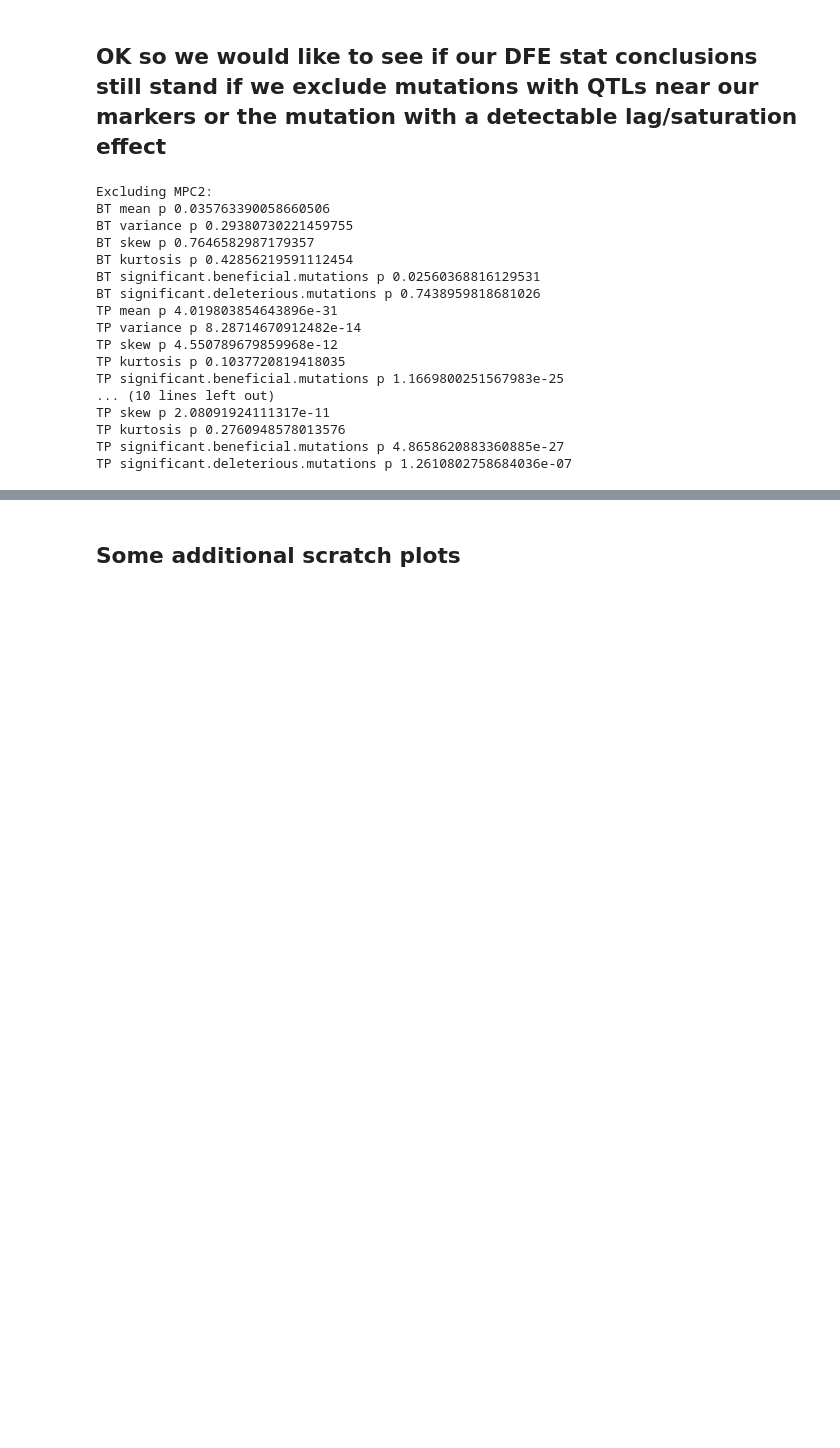
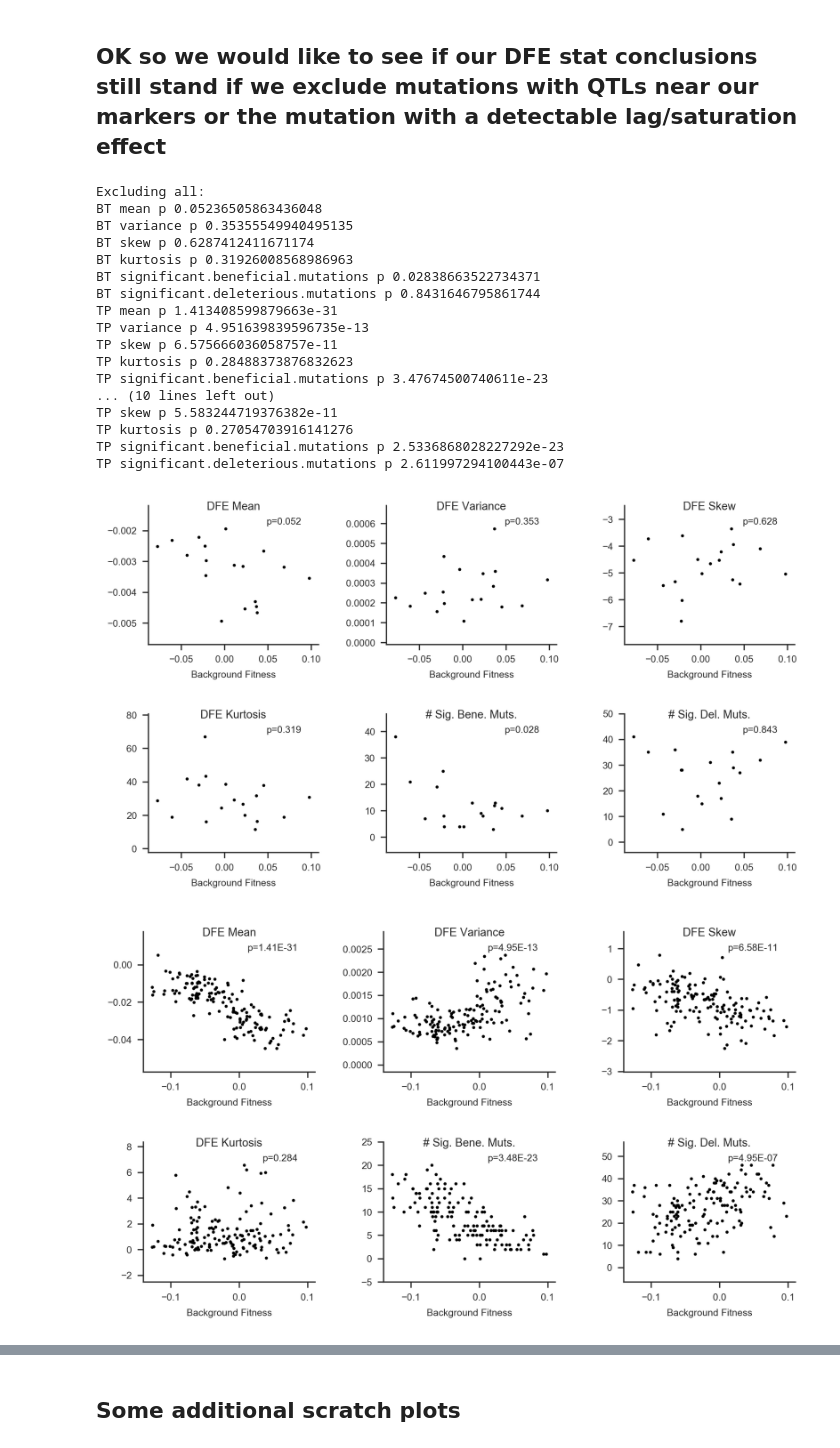
Before and after one commit to mjohnson11/TnSeq_Pipeline, a Jupyter notebook: scripts/TNSEQ_PLOTTING.ipynb, the cells around one changed output, grey strips where cells are left out. Drawn from its saved outputs; the diff is of its cells as text; code cells hidden in the pictures; blank space fills up the shorter version.

```diff
--- a/scripts/TNSEQ_PLOTTING.ipynb
+++ b/scripts/TNSEQ_PLOTTING.ipynb
@@ -58,7 +58,7 @@ bt_dfe = pd.read_csv('../../Analysis/BT_DFE_statistics.csv')
 bt['Long.Edge'] = bt['Edge']
 bt['Edge'] = bt['Long.Edge'].str[:15]
 dats = {'BT': bt, 'TP': tp, 'BT.DFE': bt_dfe, 'TP.DFE': tp_dfe}
-exps = {'BT': 'Large Library', 'TP': 'Small Library'}
+exps = {'BT': 'E1', 'TP': 'E2'}
 segs_all = {exp: [i.split('.')[0] for i in dats[exp] if '.mean.s' in i] for exp in exps}
 # must have at least 50 mutations with s measured
 segs_use = {exp: [s for s in segs_all[exp] if len(dats[exp].loc[pd.notnull(dats[exp][s + '.mean.s'])])>=50] for exp in exps}
@@ -855,47 +865,50 @@ def plot_dfe_statistics_w_exclusions(exp, outname, edge_exclude):
             print(exp, stats[s], 'p', pval)
             sub.scatter(x, y, marker='o', linewidth=0.5, c='k', s=2)
             sub.set_title(stat_names[s], fontsize=7, y=0.9)
             sub.set_xlabel('Background Fitness', fontsize=6)
             sub.tick_params(axis='both', which='major', labelsize=6)
             if pval < 0.001:
                 sub.annotate('p=' + "{:.2E}".format(pval), xy=(0.9, 0.85), xycoords='axes fraction', fontsize=6, horizontalalignment='right', verticalalignment='bottom')
             else:
                 sub.annotate('p=' + str(pval)[:5], xy=(0.9, 0.85), xycoords='axes fraction', fontsize=6, horizontalalignment='right', verticalalignment='bottom')
             y_range = max(y)-min(y)
             sub.set_ylim([min(y)-y_range*0.25, max(y)+y_range*0.25]) # I don't know why pyplot is not doing this well automatically here
             s += 1
     sns.despine()
     if outname:
         f.savefig(outname, background='transparent', bbox_inches='tight', pad_inches=0.1)
 
 
 qtls_near_cassettes = ['qtl_chr04_40000_70000', # by HO / hphMX
                        'qtl_chr05_360000_400000'] # by FLO8 / natMX
 qtl_df = pd.read_csv('../../Analysis/TP_QTL_results.csv')
 near_cas_edges = list(set(qtl_df.loc[qtl_df['QTL_group'].isin(qtls_near_cassettes)]['Edge']))
 ex_GC = [tp.loc[tp['Gene.Use']=='in MPC2'].iloc[0]['Edge']]
+ex_all = ex_GC + near_cas_edges
 
-print('Excluding MPC2:')
+print('Excluding all:')
 plot_dfe_statistics_w_exclusions('BT', None, ex_all)
 plot_dfe_statistics_w_exclusions('TP', None, ex_all)
 print('Excluding mutations with drug marker interactions:')
 plot_dfe_statistics_w_exclusions('BT', None, near_cas_edges)
 plot_dfe_statistics_w_exclusions('TP', None, near_cas_edges)
 # %% [output]
-Excluding MPC2:
-BT mean p 0.035763390058660506
-BT variance p 0.29380730221459755
-BT skew p 0.7646582987179357
-BT kurtosis p 0.42856219591112454
-BT significant.beneficial.mutations p 0.02560368816129531
-BT significant.deleterious.mutations p 0.7438959818681026
-TP mean p 4.019803854643896e-31
-TP variance p 8.28714670912482e-14
-TP skew p 4.550789679859968e-12
-TP kurtosis p 0.1037720819418035
-TP significant.beneficial.mutations p 1.1669800251567983e-25
+Excluding all:
+BT mean p 0.05236505863436048
+BT variance p 0.35355549940495135
+BT skew p 0.6287412411671174
+BT kurtosis p 0.31926008568986963
+BT significant.beneficial.mutations p 0.02838663522734371
+BT significant.deleterious.mutations p 0.8431646795861744
+TP mean p 1.413408599879663e-31
+TP variance p 4.951639839596735e-13
+TP skew p 6.575666036058757e-11
+TP kurtosis p 0.28488373876832623
+TP significant.beneficial.mutations p 3.47674500740611e-23
 ... (10 lines left out)
-TP skew p 2.08091924111317e-11
-TP kurtosis p 0.2760948578013576
-TP significant.beneficial.mutations p 4.8658620883360885e-27
-TP significant.deleterious.mutations p 1.2610802758684036e-07
+TP skew p 5.583244719376382e-11
+TP kurtosis p 0.27054703916141276
+TP significant.beneficial.mutations p 2.5336868028227292e-23
+TP significant.deleterious.mutations p 2.611997294100443e-07
+[figure, added]
+[figure, added]
```
Also changed, not shown: parts of 17 cells of this notebook, 2 other files.
